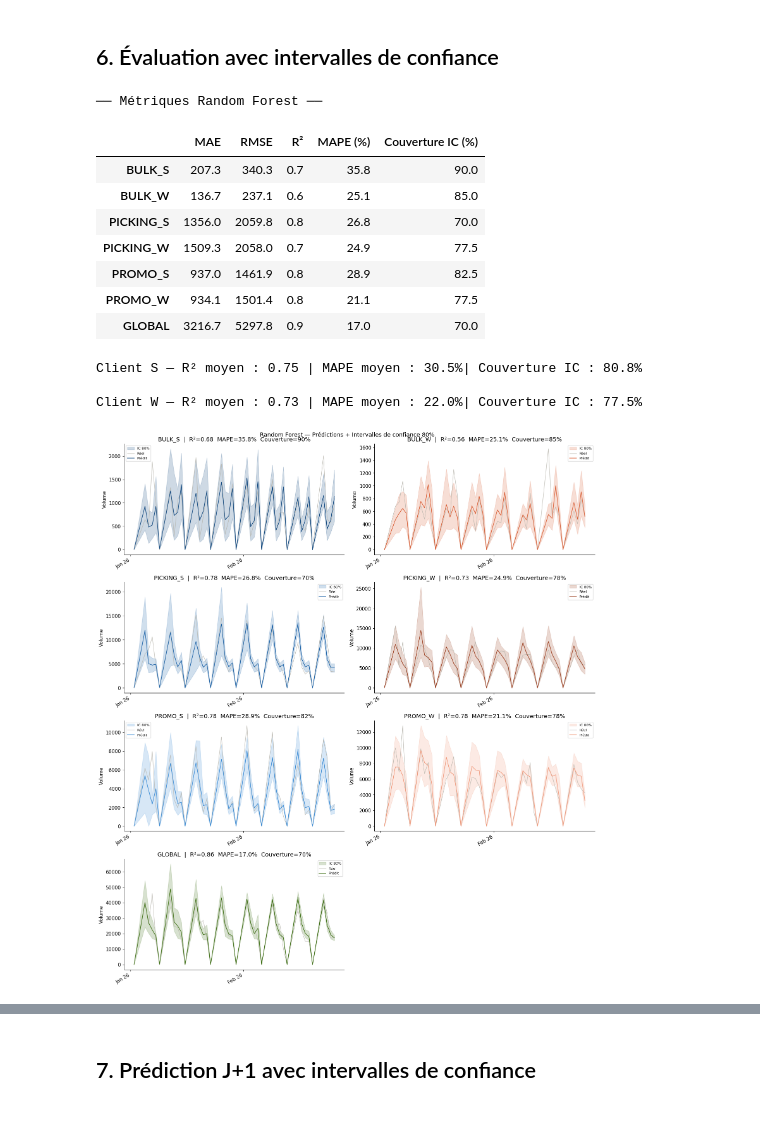
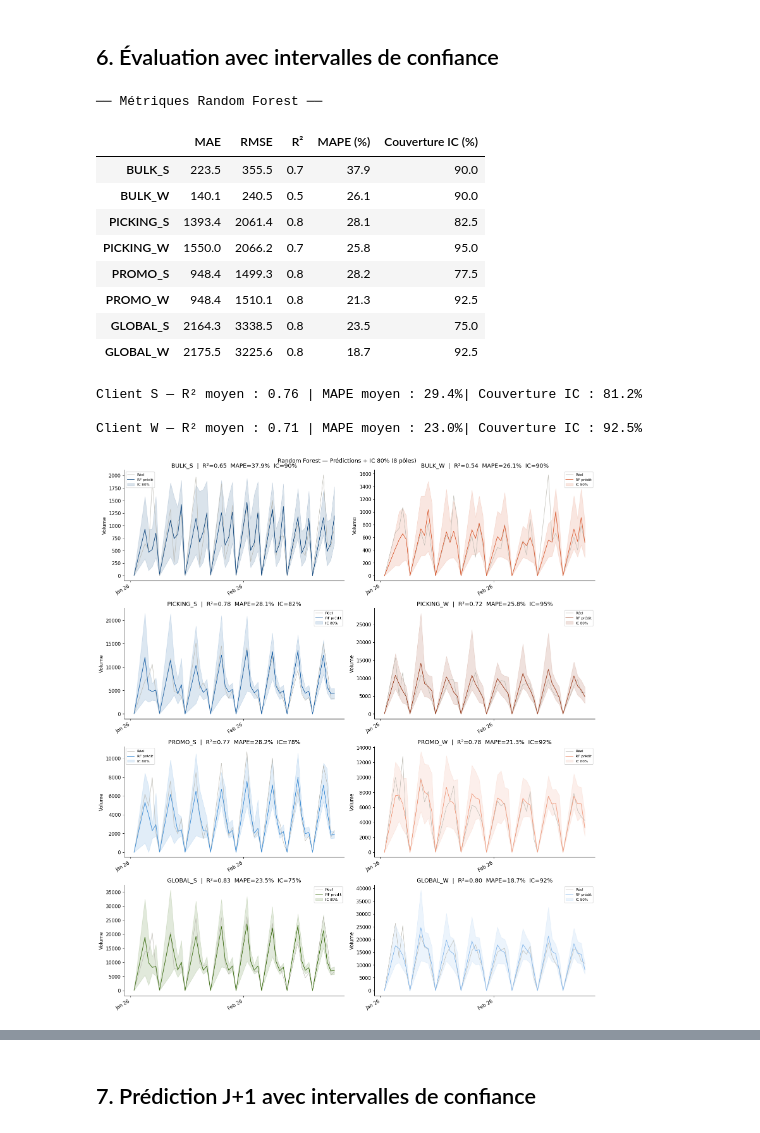
Before and after one commit to ehrmannjulie-bit/crunch, a Jupyter notebook: src/pipeline_entrepot_rf.ipynb, the cells around one changed output, grey strips where cells are left out. Drawn from its saved outputs; the diff is of its cells as text; code cells hidden in the pictures.

```diff
--- a/src/pipeline_entrepot_rf.ipynb
+++ b/src/pipeline_entrepot_rf.ipynb
@@ -506,7 +520,7 @@ def tune_rf(df, pole, feature_cols, n_iter=40):
     return search.best_params_
 
 
-def predict_quantile_rf(model, X, quantile=0.9):
+def predict_quantile_rf(model, X, quantile=0.95):
     """
     Prédit les intervalles de confiance depuis les arbres individuels du RF.
     Retourne (prédiction moyenne, borne basse q10, borne haute q90).
@@ -619,7 +631,7 @@ print("── Métriques Random Forest ──")
 display(metrics_df)
 
 for cli in ['S','W']:
-    poles_cli = [p for p in POLES if p.endswith(f'_{cli}') or (cli=='W' and p=='GLOBAL')]
+    poles_cli = [p for p in POLES if p.endswith(f'_{cli}')]
     mets = metrics_df.loc[poles_cli]
     print(f"\nClient {cli} — R² moyen : {mets['R²'].mean():.2f} "
           f"| MAPE moyen : {mets['MAPE (%)'].mean():.1f}%"
@@ -627,53 +639,49 @@ for cli in ['S','W']:
 # %% [output]
 ── Métriques Random Forest ──
 |  | MAE | RMSE | R² | MAPE (%) | Couverture IC (%) |
-| BULK_S | 207.3 | 340.3 | 0.7 | 35.8 | 90.0 |
-| BULK_W | 136.7 | 237.1 | 0.6 | 25.1 | 85.0 |
-| PICKING_S | 1356.0 | 2059.8 | 0.8 | 26.8 | 70.0 |
-| PICKING_W | 1509.3 | 2058.0 | 0.7 | 24.9 | 77.5 |
-| PROMO_S | 937.0 | 1461.9 | 0.8 | 28.9 | 82.5 |
-| PROMO_W | 934.1 | 1501.4 | 0.8 | 21.1 | 77.5 |
-| GLOBAL | 3216.7 | 5297.8 | 0.9 | 17.0 | 70.0 |
+| BULK_S | 223.5 | 355.5 | 0.7 | 37.9 | 90.0 |
+| BULK_W | 140.1 | 240.5 | 0.5 | 26.1 | 90.0 |
+| PICKING_S | 1393.4 | 2061.4 | 0.8 | 28.1 | 82.5 |
+| PICKING_W | 1550.0 | 2066.2 | 0.7 | 25.8 | 95.0 |
+| PROMO_S | 948.4 | 1499.3 | 0.8 | 28.2 | 77.5 |
+| PROMO_W | 948.4 | 1510.1 | 0.8 | 21.3 | 92.5 |
+| GLOBAL_S | 2164.3 | 3338.5 | 0.8 | 23.5 | 75.0 |
+| GLOBAL_W | 2175.5 | 3225.6 | 0.8 | 18.7 | 92.5 |
-Client S — R² moyen : 0.75 | MAPE moyen : 30.5%| Couverture IC : 80.8%
+Client S — R² moyen : 0.76 | MAPE moyen : 29.4%| Couverture IC : 81.2%
 
-Client W — R² moyen : 0.73 | MAPE moyen : 22.0%| Couverture IC : 77.5%
+Client W — R² moyen : 0.71 | MAPE moyen : 23.0%| Couverture IC : 92.5%
 # %%
 colors_map = {
-    'BULK_S':'#0C447C','BULK_W':'#D85A30',
-    'PICKING_S':'#185FA5','PICKING_W':'#993C1D',
-    'PROMO_S':'#3B8BD4','PROMO_W':'#F0997B',
-    'GLOBAL':'#3B6D11'
+    'BULK_S'    :'#0C447C', 'BULK_W'    :'#D85A30',
+    'PICKING_S' :'#185FA5', 'PICKING_W' :'#993C1D',
+    'PROMO_S'   :'#3B8BD4', 'PROMO_W'   :'#F0997B',
+    'GLOBAL_S'  :'#3B6D11', 'GLOBAL_W'  :'#85B7EB',
 }
 
 fig, axes = plt.subplots(4, 2, figsize=(16, 18))
 for ax, pole in zip(axes.flat, POLES):
     res   = results[pole]
     color = colors_map.get(pole, '#888780')
     if res.empty:
         ax.set_visible(False); continue
 
-    # Intervalle de confiance [10% - 90%]
+    ax.plot(res['date'], res['actual'], color='#B4B2A9', lw=1.0, alpha=0.8, label='Réel')
+    ax.plot(res['date'], res['pred'],   color=color,     lw=1.2,             label='RF prédit')
     ax.fill_between(res['date'], res['low'], res['high'],
-                    alpha=0.20, color=color, label='IC 80%')
-    ax.plot(res['date'], res['actual'], color='#B4B2A9', lw=1.0, alpha=0.8, label='Réel')
-    ax.plot(res['date'], res['pred'],   color=color,     lw=1.2,             label='Prédit')
+                    alpha=0.15, color=color, label='IC 80%')
 
     m = evaluate(res)
-    ax.set_title(
-        f"{pole}  |  R²={m['R²']:.2f}  MAPE={m['MAPE (%)']:.1f}%  "
-        f"Couverture={m['Couverture IC (%)']:.0f}%",
-        fontweight='500')
+    ax.set_title(f"{pole}  |  R²={m['R²']:.2f}  MAPE={m['MAPE (%)']:.1f}%  "
+                 f"IC={m['Couverture IC (%)']:.0f}%", fontweight='500')
     ax.set_ylabel('Volume'); ax.legend(fontsize=8)
     ax.xaxis.set_major_formatter(mdates.DateFormatter('%b %y'))
     ax.xaxis.set_major_locator(mdates.MonthLocator(interval=1))
     plt.setp(ax.xaxis.get_majorticklabels(), rotation=30, ha='right')
 
-axes.flat[-1].set_visible(False)
-fig.suptitle('Random Forest — Prédictions + Intervalles de confiance 80%',
-             fontsize=13, fontweight='500')
+fig.suptitle('Random Forest — Prédictions + IC 80% (8 pôles)', fontsize=13, fontweight='500')
 plt.tight_layout(); plt.show()
 # %% [output]
-[figure, old version]
+[figure, new version]
 # %%
 # ── Heatmap MAPE % par pôle et par mois ──────────────────────────────────────
 err_rows = []
```
Also changed, not shown: parts of 16 cells of this notebook.
